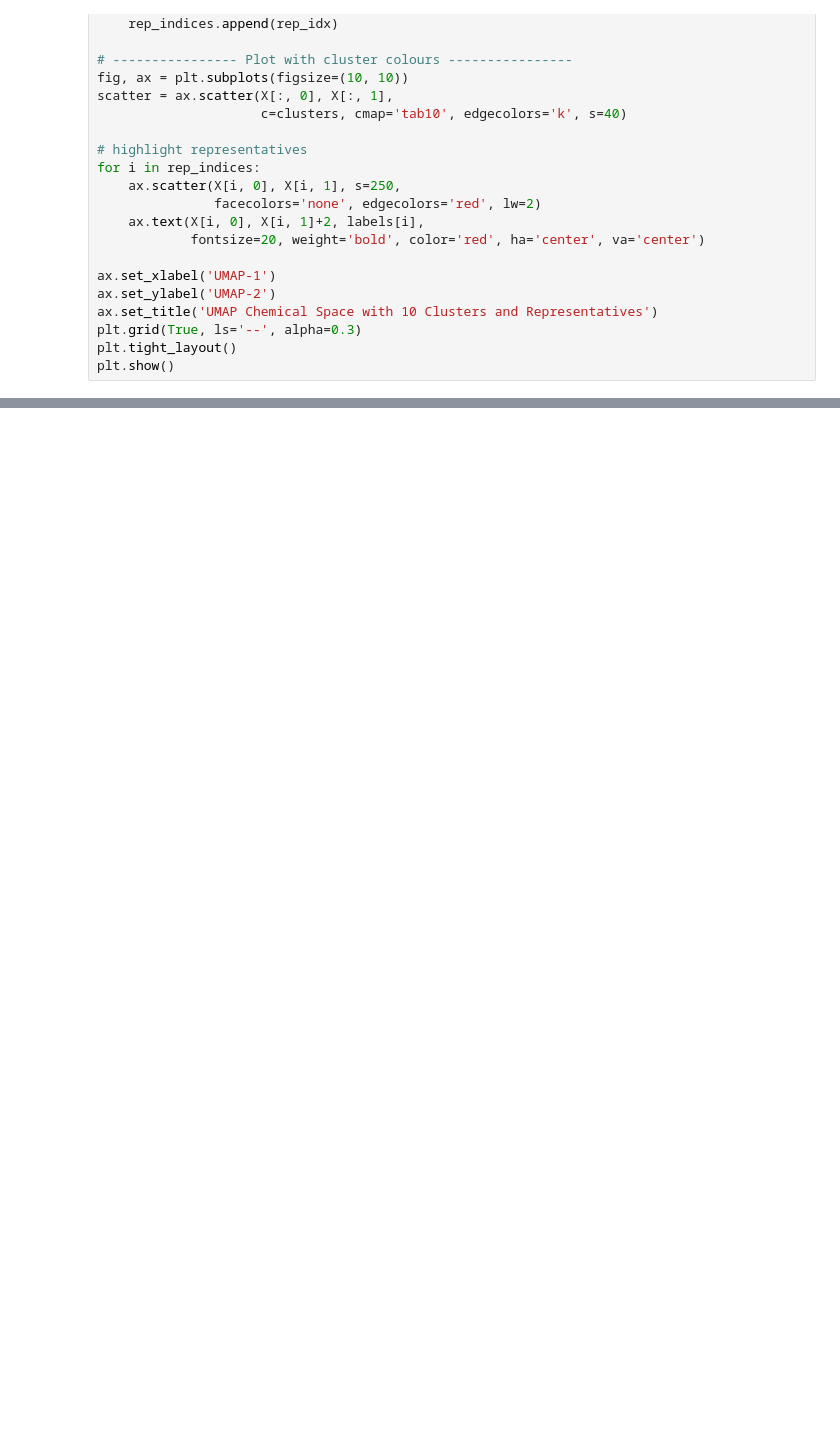
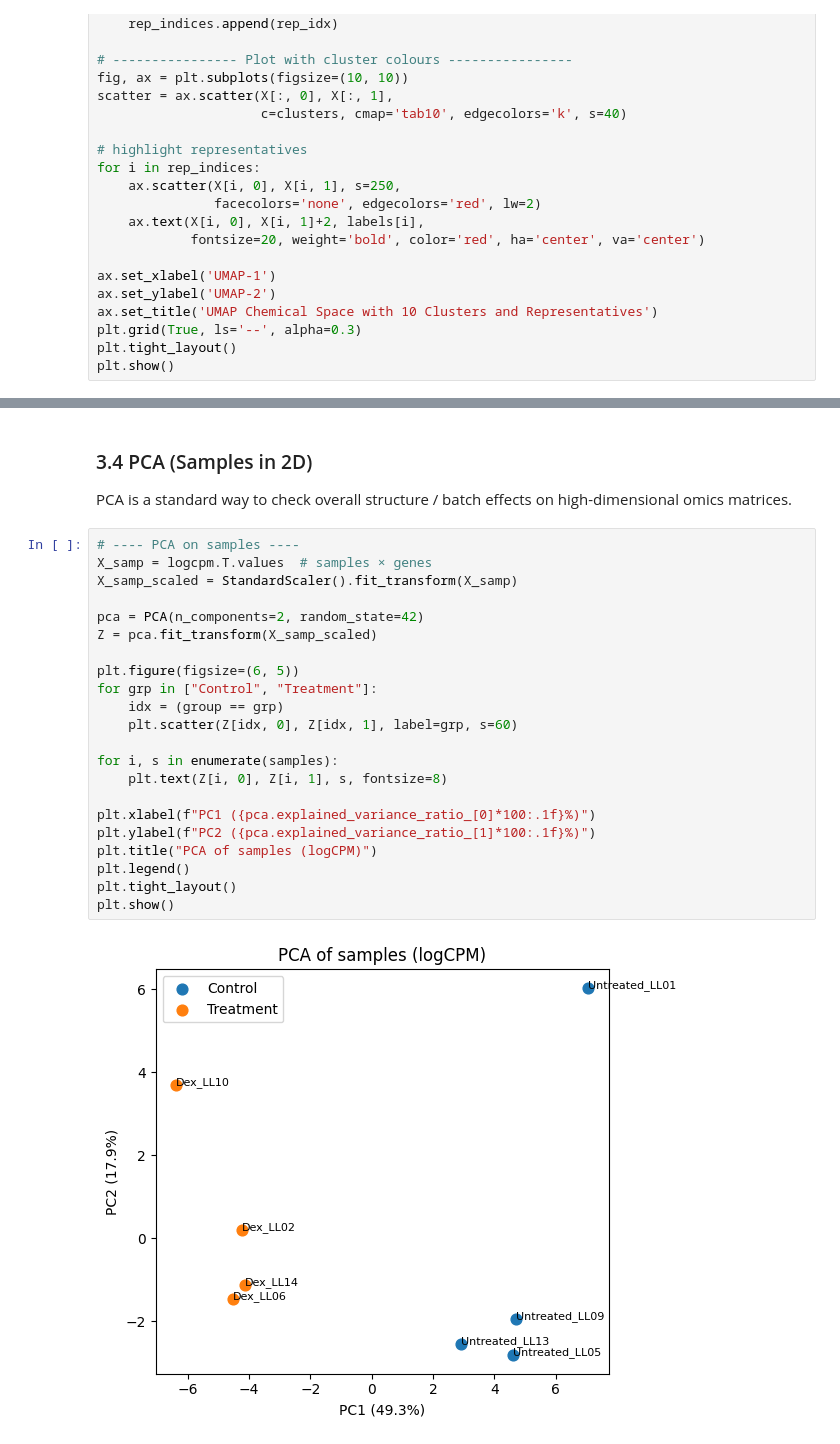
Before and after one commit to AI-HPC-Research-Team/AI-Basics, a Jupyter notebook: 10 Visualization/visualization.ipynb, the cells around one changed output, grey strips where cells are left out. Drawn from its saved outputs; the diff is of its cells as text; blank space fills up the shorter version.

```diff
--- a/10 Visualization/visualization.ipynb
+++ b/10 Visualization/visualization.ipynb
@@ -369,0 +618,28 @@ plt.show()
+# %% [markdown]
+### 3.4 PCA (Samples in 2D)
+
+PCA is a standard way to check overall structure / batch effects on high-dimensional omics matrices.
+# %%
+# ---- PCA on samples ----
+X_samp = logcpm.T.values  # samples × genes
+X_samp_scaled = StandardScaler().fit_transform(X_samp)
+
+pca = PCA(n_components=2, random_state=42)
+Z = pca.fit_transform(X_samp_scaled)
+
+plt.figure(figsize=(6, 5))
+for grp in ["Control", "Treatment"]:
+    idx = (group == grp)
+    plt.scatter(Z[idx, 0], Z[idx, 1], label=grp, s=60)
+
+for i, s in enumerate(samples):
+    plt.text(Z[i, 0], Z[i, 1], s, fontsize=8)
+
+plt.xlabel(f"PC1 ({pca.explained_variance_ratio_[0]*100:.1f}%)")
+plt.ylabel(f"PC2 ({pca.explained_variance_ratio_[1]*100:.1f}%)")
+plt.title("PCA of samples (logCPM)")
+plt.legend()
+plt.tight_layout()
+plt.show()
+# %% [output]
+[figure, added]
```
Also changed, not shown: parts of 16 cells of this notebook.
